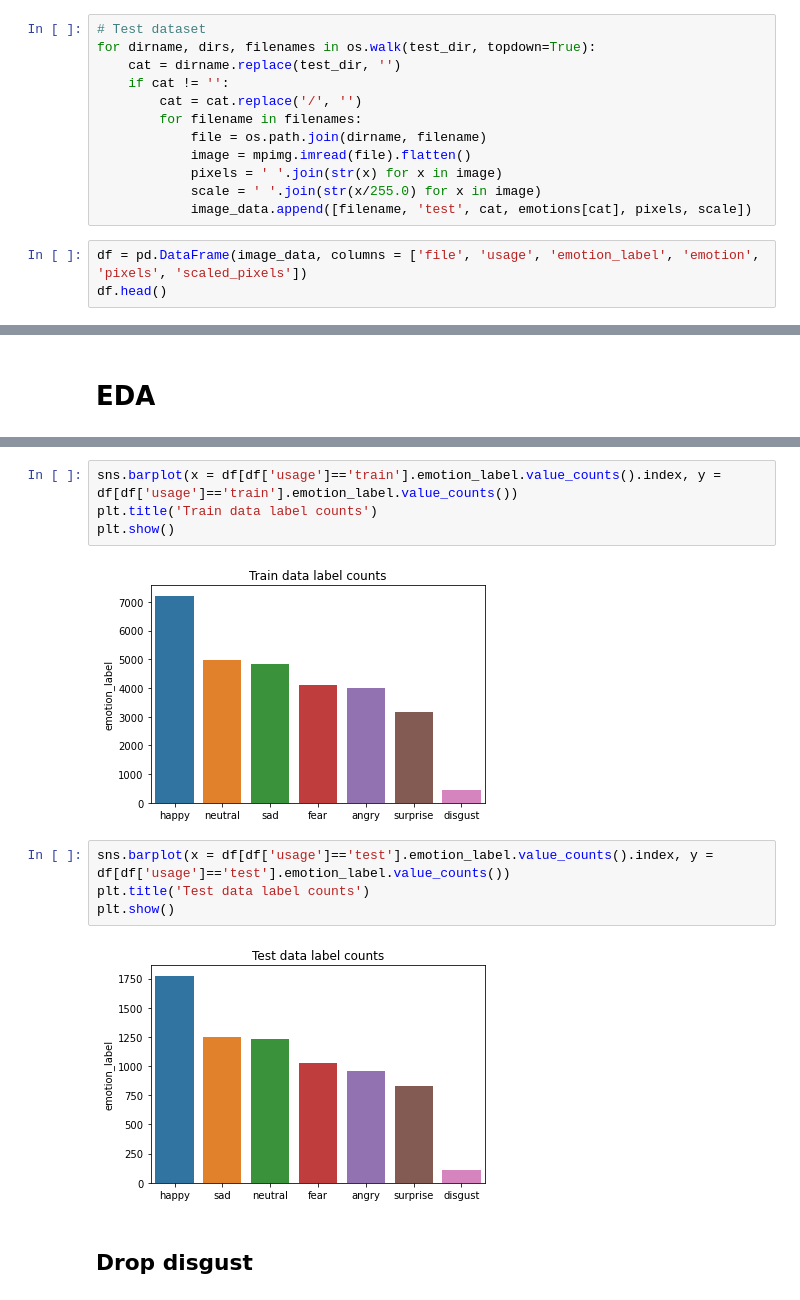
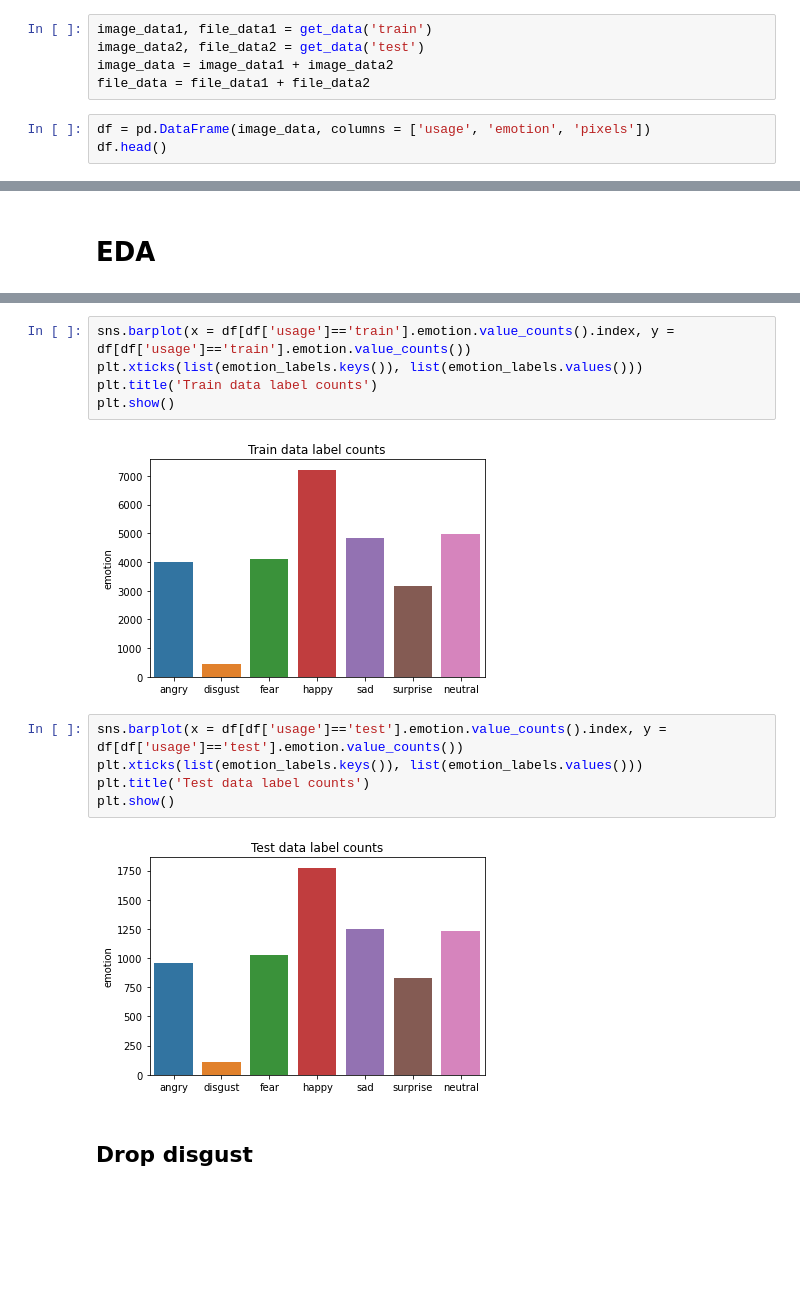
Before and after one commit to chikakoto/facial-expression-recognition, a Jupyter notebook: notebooks/1.0_data_laoding.ipynb, the cells around one changed output, grey strips where cells are left out. Drawn from its saved outputs; the diff is of its cells as text; blank space fills up the shorter version.

```diff
--- a/notebooks/1.0_data_laoding.ipynb
+++ b/notebooks/1.0_data_laoding.ipynb
@@ -44,16 +52,9 @@ for dirname, dirs, filenames in os.walk(train_dir, topdown=True):
 # %%
-# Test dataset
-for dirname, dirs, filenames in os.walk(test_dir, topdown=True):
-    cat = dirname.replace(test_dir, '')
-    if cat != '':
-        cat = cat.replace('/', '')
-        for filename in filenames:
-            file = os.path.join(dirname, filename)
-            image = mpimg.imread(file).flatten()
-            pixels = ' '.join(str(x) for x in image)
-            scale = ' '.join(str(x/255.0) for x in image)
-            image_data.append([filename, 'test', cat, emotions[cat], pixels, scale])
+image_data1, file_data1 = get_data('train')
+image_data2, file_data2 = get_data('test')
+image_data = image_data1 + image_data2
+file_data = file_data1 + file_data2
 # %%
-df = pd.DataFrame(image_data, columns = ['file', 'usage', 'emotion_label', 'emotion', 'pixels', 'scaled_pixels'])
+df = pd.DataFrame(image_data, columns = ['usage', 'emotion', 'pixels'])
 df.head()
 # %% [output]
@@ -145,15 +156,17 @@ plt.show()
 # %%
-sns.barplot(x = df[df['usage']=='train'].emotion_label.value_counts().index, y = df[df['usage']=='train'].emotion_label.value_counts())
+sns.barplot(x = df[df['usage']=='train'].emotion.value_counts().index, y = df[df['usage']=='train'].emotion.value_counts())
+plt.xticks(list(emotion_labels.keys()), list(emotion_labels.values()))
 plt.title('Train data label counts')
 plt.show()
 # %% [output]
-[figure, old version]
+[figure, new version]
 # %%
-sns.barplot(x = df[df['usage']=='test'].emotion_label.value_counts().index, y = df[df['usage']=='test'].emotion_label.value_counts())
+sns.barplot(x = df[df['usage']=='test'].emotion.value_counts().index, y = df[df['usage']=='test'].emotion.value_counts())
+plt.xticks(list(emotion_labels.keys()), list(emotion_labels.values()))
 plt.title('Test data label counts')
 plt.show()
 # %% [output]
-[figure, old version]
+[figure, new version]
 # %% [markdown]
 ## Drop disgust
 # %%
```
Also changed, not shown: parts of 16 cells of this notebook, 1 other file.
